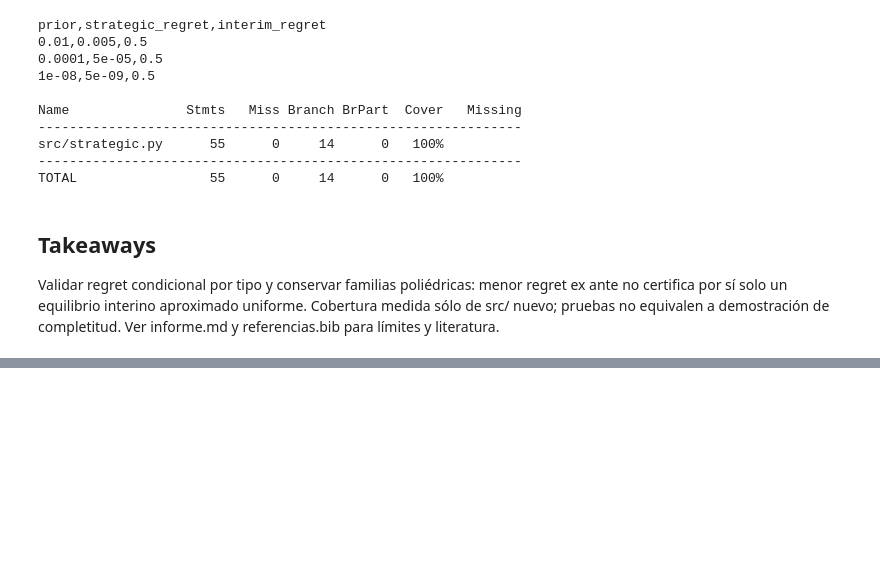
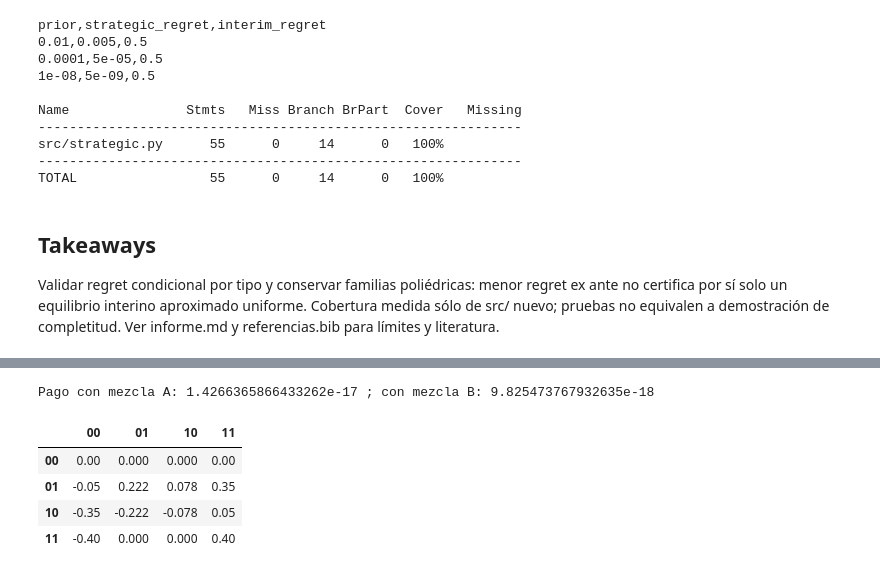
Before and after one commit to Jose85100/Portafolio, a Jupyter notebook: 01-economics-and-econometrics/03-game-theory/01-endogenous-credit-freeze/strategic-form-audit/notebook.ipynb, the cells around one changed output, grey strips where cells are left out. Saved outputs shown, nothing was run; the diff lists cells and outputs as text; code cells hidden in the pictures; blank space fills up the shorter version.

```diff
--- a/01-economics-and-econometrics/03-game-theory/01-endogenous-credit-freeze/strategic-form-audit/notebook.ipynb
+++ b/01-economics-and-econometrics/03-game-theory/01-endogenous-credit-freeze/strategic-form-audit/notebook.ipynb
@@ -63,0 +98,17 @@ Validar regret condicional por tipo y conservar familias poliédricas: menor reg
+# %%
+from src.strategic import Game,matrices,project,lift,strategic_regret
+A,B=matrices(Game())
+A_float,B_float=np.array(A,float),np.array(B,float)
+p1=np.array([.5,0,0,.5]); p2=np.array([0,.5,.5,0]); other=lift(np.array([.2,.8]))
+assert np.allclose(project(p1),project(p2))
+assert abs(p1@A_float@other-p2@A_float@other)<1e-12
+display(pd.DataFrame(A_float,index=['00','01','10','11'],columns=['00','01','10','11']))
+print('Pago con mezcla A:',p1@A_float@other,'; con mezcla B:',p2@A_float@other)
+assert strategic_regret(A,B,lift(np.zeros(2)),lift(np.zeros(2)))==0
+# %% [output]
+Pago con mezcla A: 1.4266365866433262e-17 ; con mezcla B: 9.825473767932635e-18
+|  | 00 | 01 | 10 | 11 |
+| 00 | 0.00 | 0.000 | 0.000 | 0.00 |
+| 01 | -0.05 | 0.222 | 0.078 | 0.35 |
+| 10 | -0.35 | -0.222 | -0.078 | 0.05 |
+| 11 | -0.40 | 0.000 | 0.000 | 0.40 |
```
Also changed, not shown: parts of 8 cells of this notebook, 6 other files.
